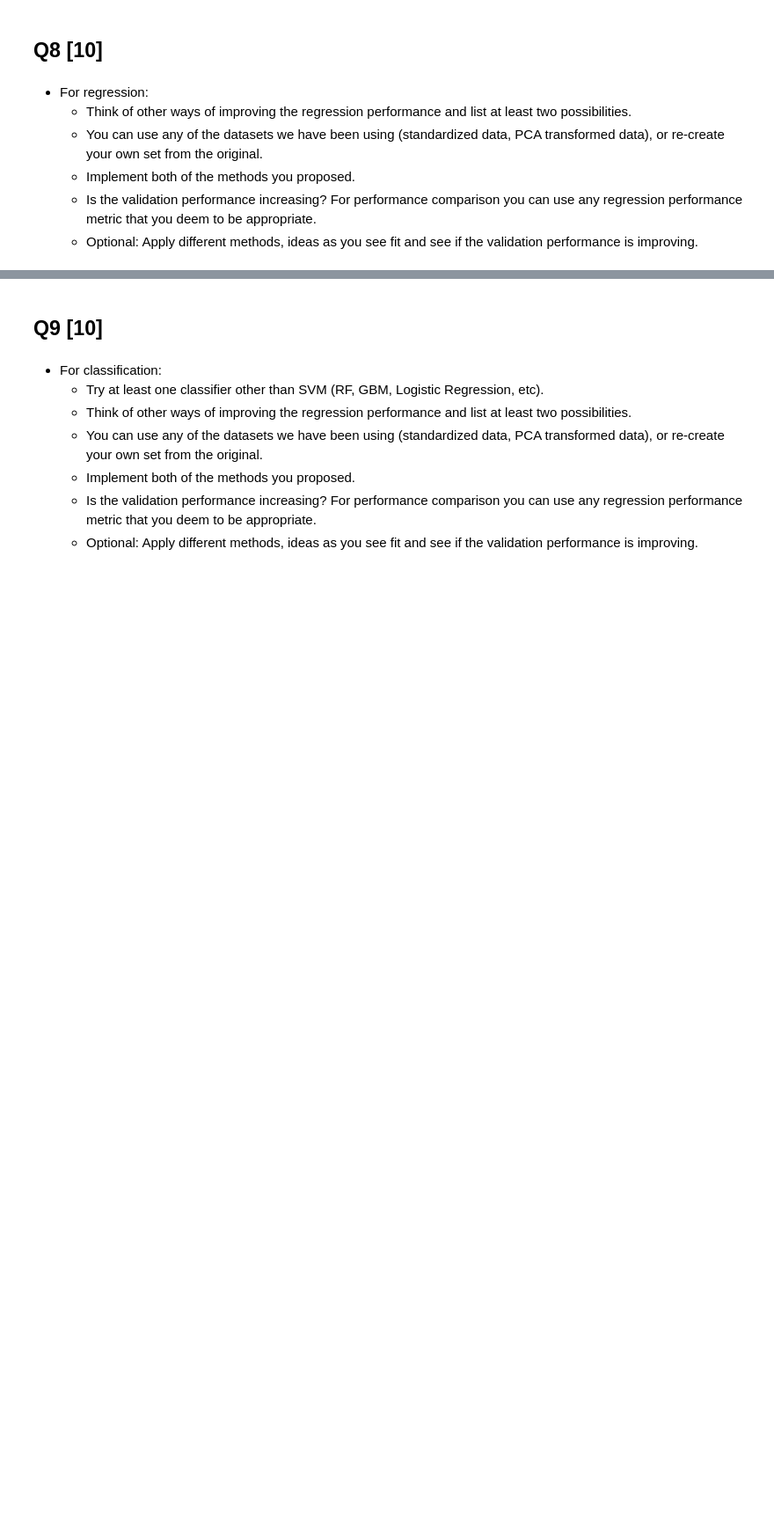
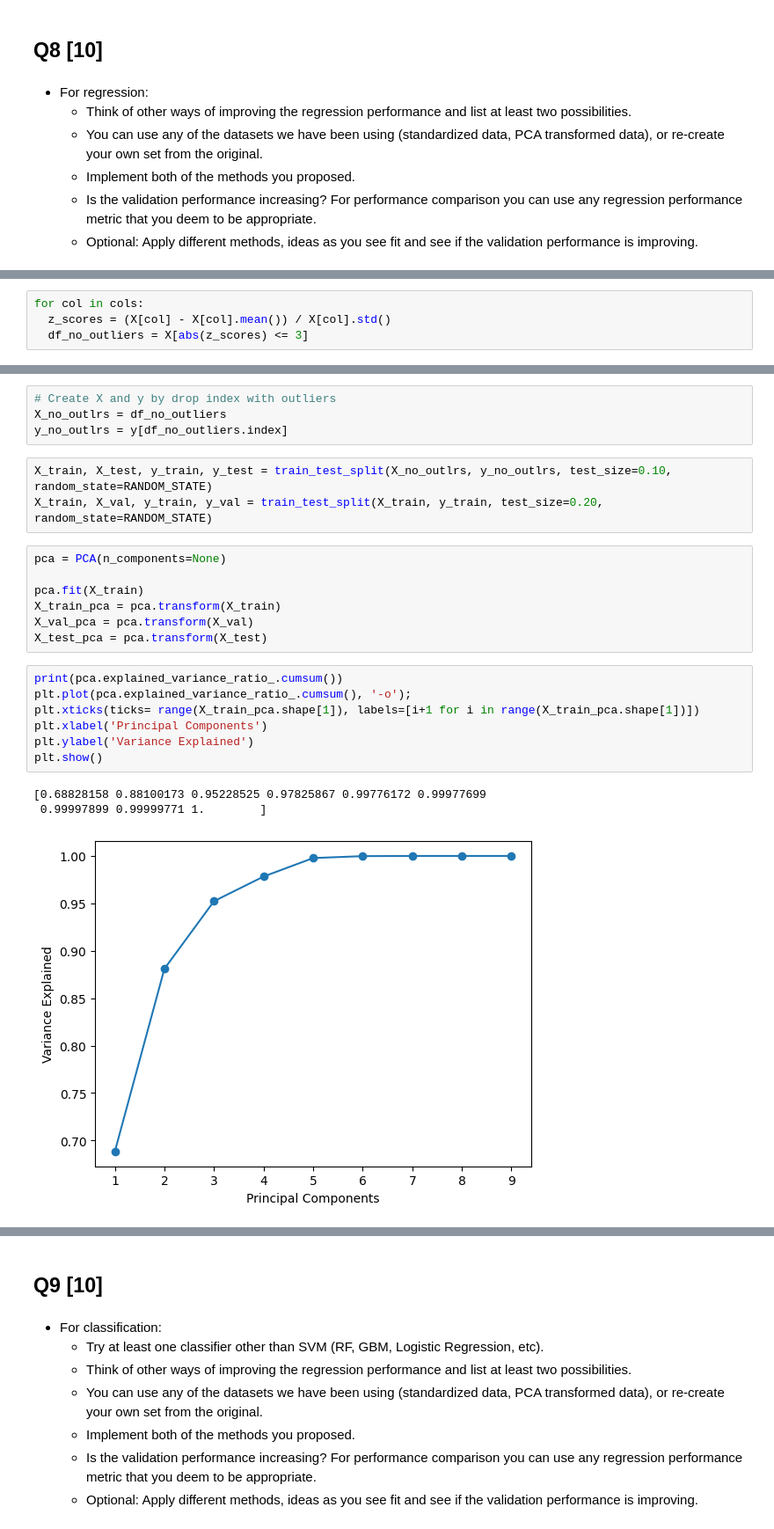
Before and after one commit to kushalnavghare/DSC-540-ADVNCD_ML, a Jupyter notebook: Assignment_3_v3_Kushal.ipynb, the cells around one changed output, grey strips where cells are left out. Shown at 88% size. Saved outputs shown, nothing was run; the diff lists cells and outputs as text; blank space fills up the shorter version.

```diff
--- a/Assignment_3_v3_Kushal.ipynb
+++ b/Assignment_3_v3_Kushal.ipynb
@@ -1040,0 +1059,4 @@ F1 score:  0.8726919339164237
+# %%
+for col in cols:
+  z_scores = (X[col] - X[col].mean()) / X[col].std()
+  df_no_outliers = X[abs(z_scores) <= 3]
@@ -1040,0 +1079,25 @@ F1 score:  0.8726919339164237
+# %%
+# Create X and y by drop index with outliers
+X_no_outlrs = df_no_outliers
+y_no_outlrs = y[df_no_outliers.index]
+# %%
+X_train, X_test, y_train, y_test = train_test_split(X_no_outlrs, y_no_outlrs, test_size=0.10, random_state=RANDOM_STATE)
+X_train, X_val, y_train, y_val = train_test_split(X_train, y_train, test_size=0.20, random_state=RANDOM_STATE)
+# %%
+pca = PCA(n_components=None)
+
+pca.fit(X_train)
+X_train_pca = pca.transform(X_train)
+X_val_pca = pca.transform(X_val)
+X_test_pca = pca.transform(X_test)
+# %%
+print(pca.explained_variance_ratio_.cumsum())
+plt.plot(pca.explained_variance_ratio_.cumsum(), '-o');
+plt.xticks(ticks= range(X_train_pca.shape[1]), labels=[i+1 for i in range(X_train_pca.shape[1])])
+plt.xlabel('Principal Components')
+plt.ylabel('Variance Explained')
+plt.show()
+# %% [output]
+[0.68828158 0.88100173 0.95228525 0.97825867 0.99776172 0.99977699
+ 0.99997899 0.99999771 1.        ]
+[figure, added]
```
Also changed, not shown: parts of 110 cells of this notebook.
